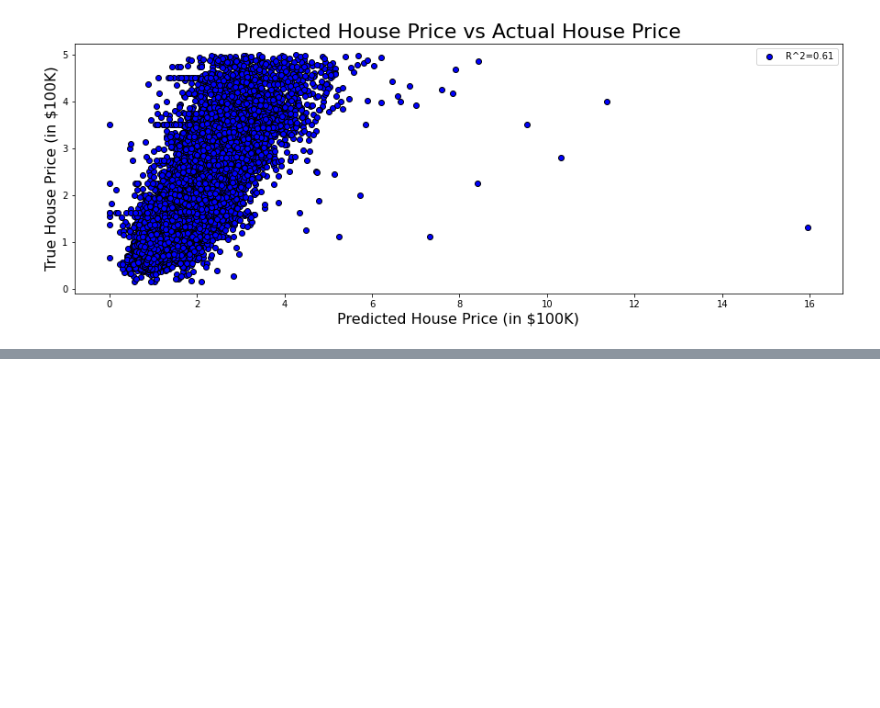
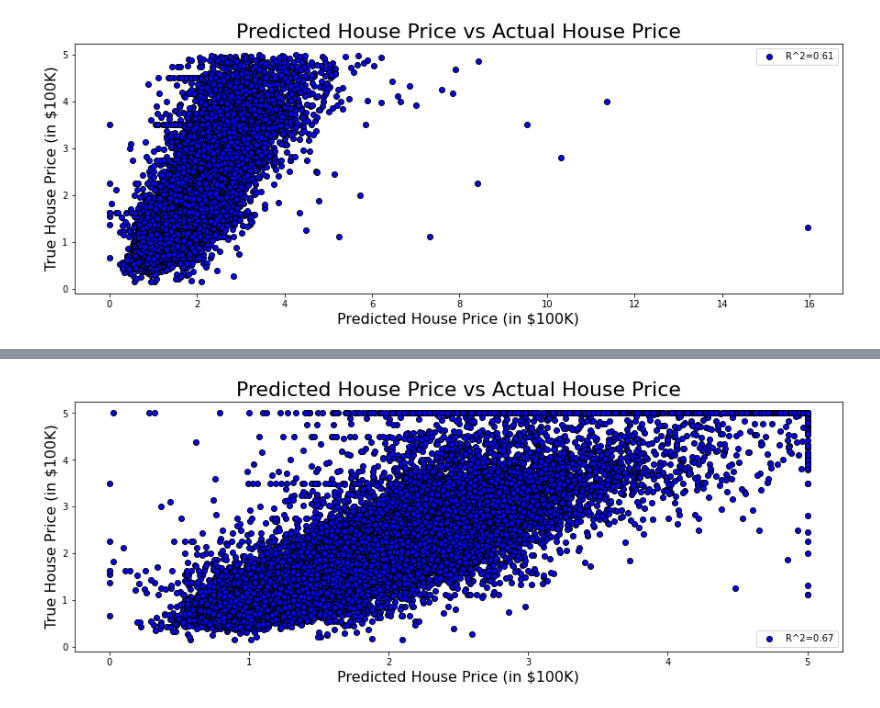
Before and after one commit to bshabashFD/Project-Chronos, a Jupyter notebook: Pyro Tutorial Linear Regression/Pyro Linear Regression.ipynb, the cells around one changed output, grey strips where cells are left out. Cells and saved outputs as stored; diff of their text form; code cells hidden in the pictures; blank space fills up the shorter version.

```diff
--- a/Pyro Tutorial Linear Regression/Pyro Linear Regression.ipynb
+++ b/Pyro Tutorial Linear Regression/Pyro Linear Regression.ipynb
@@ -568,0 +712,6 @@ plt.show()
+# %%
+coefficients = beta_svi_df.iloc[:, :-1].median()
+display(coefficients)
+
+linear_combination = X.dot(coefficients[1:]) + coefficients.iloc[0]
+linear_combination.shape
@@ -568,0 +730,14 @@ plt.show()
+# %%
+y_pred = np.exp(linear_combination)
+y_pred_small = y_pred[y<5.0]
+y_pred= np.where(y_pred > 5.0, 5.0, y_pred)
+# %%
+plt.figure(figsize=(15, 5))
+plt.scatter(y_pred, y, c="blue", edgecolor="black", label=f'R^2={round(r2_score(y, y_pred), 2)}')
+plt.title("Predicted House Price vs Actual House Price", size=22)
+plt.xlabel("Predicted House Price (in $100K)", size=16)
+plt.ylabel("True House Price (in $100K)", size=16)
+plt.legend()
+plt.show()
+# %% [output]
+[figure, added]
```
Also changed, not shown: parts of 12 cells of this notebook.
